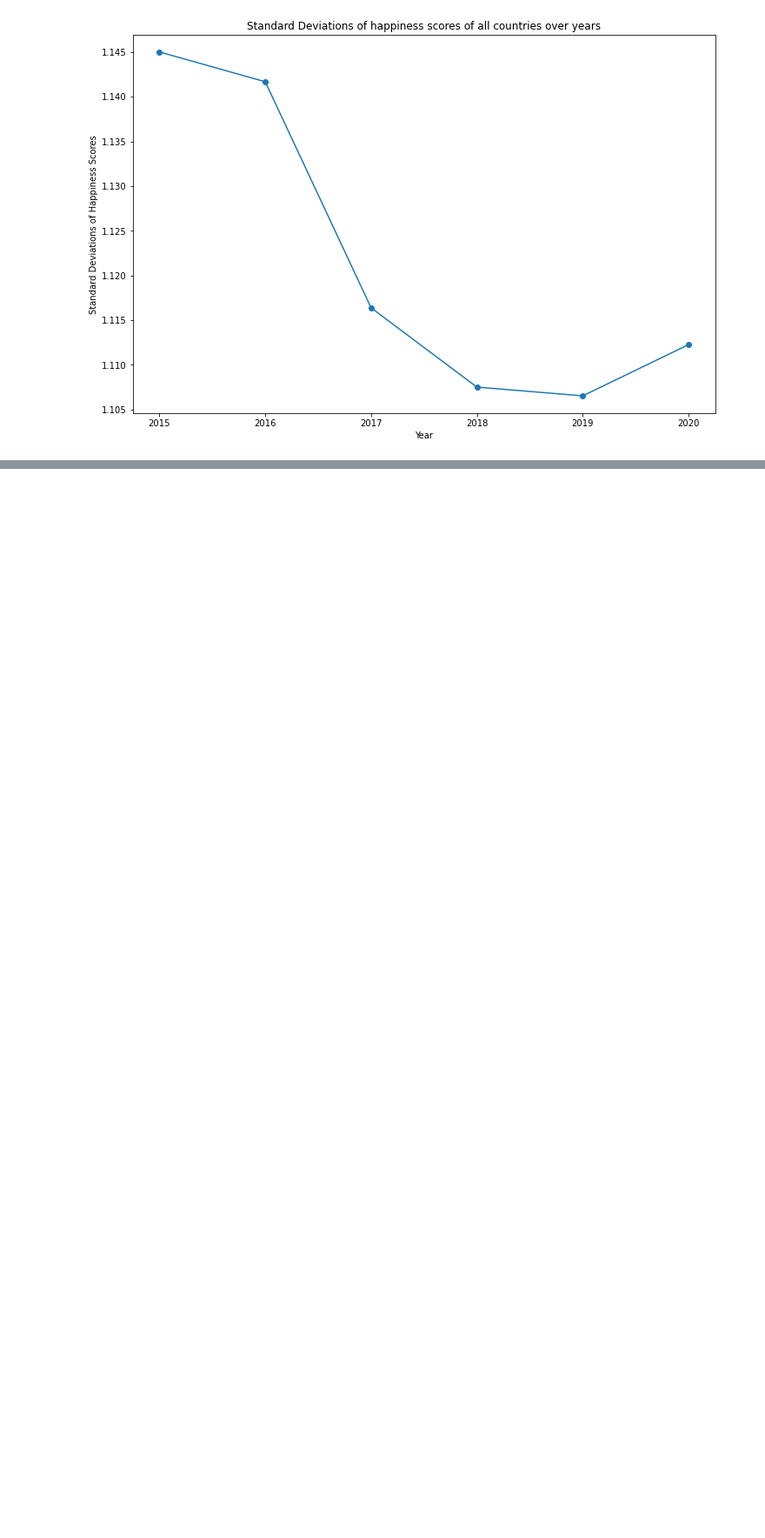
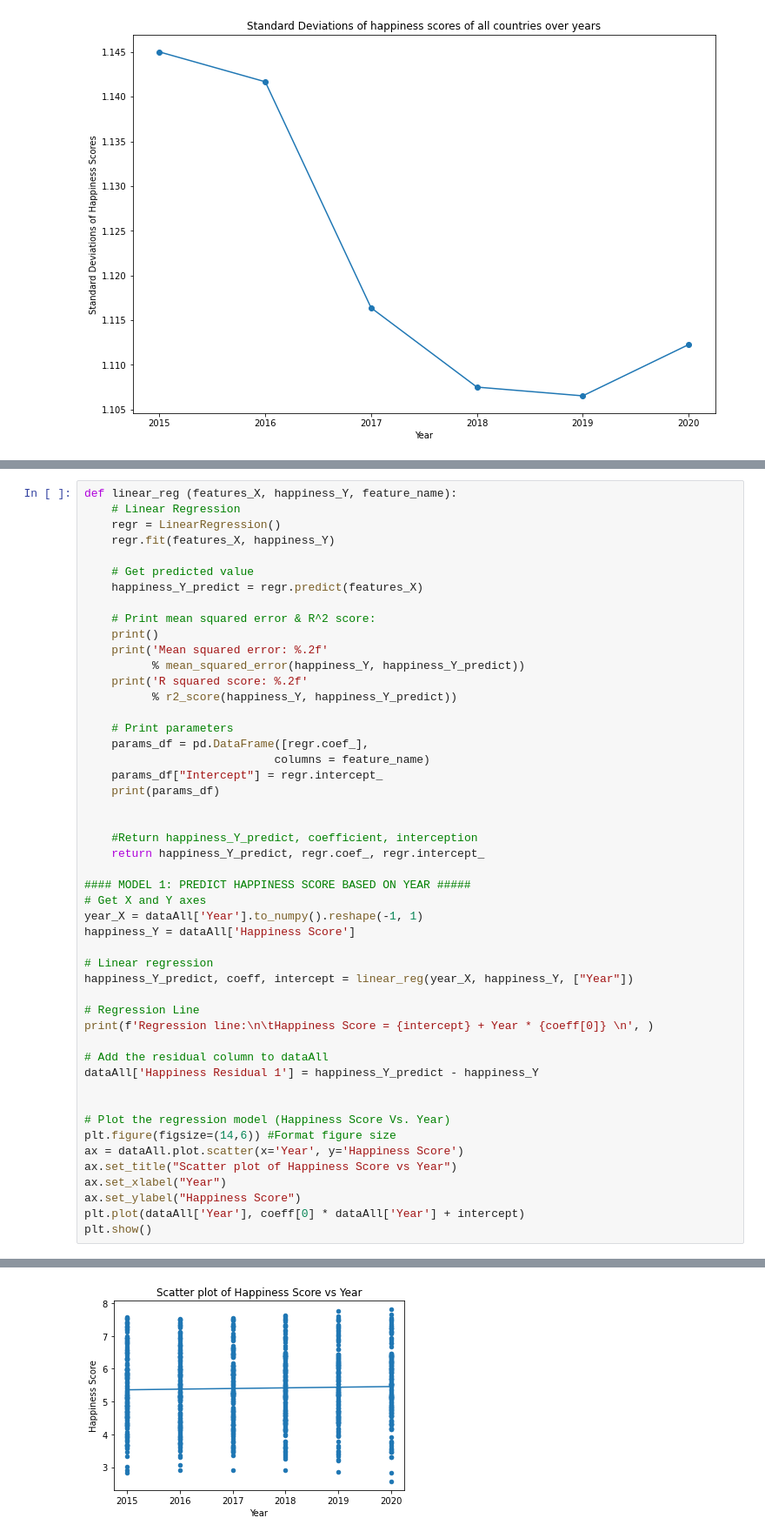
Before and after one commit to Jzhong456/Jzhong456.github.io, a Jupyter notebook: Final_Tutorial.ipynb, the cells around one changed output, grey strips where cells are left out. Shown at 87% size. Cells and saved outputs as stored; diff of their text form; blank space fills up the shorter version.

```diff
--- a/Final_Tutorial.ipynb
+++ b/Final_Tutorial.ipynb
@@ -309,0 +280,50 @@ R^2 score: 0.00
+# %%
+def linear_reg (features_X, happiness_Y, feature_name):
+    # Linear Regression
+    regr = LinearRegression()
+    regr.fit(features_X, happiness_Y)
+
+    # Get predicted value
+    happiness_Y_predict = regr.predict(features_X)
+
+    # Print mean squared error & R^2 score:
+    print()
+    print('Mean squared error: %.2f'
+          % mean_squared_error(happiness_Y, happiness_Y_predict))
+    print('R squared score: %.2f'
+          % r2_score(happiness_Y, happiness_Y_predict))
+
+    # Print parameters
+    params_df = pd.DataFrame([regr.coef_],
+                            columns = feature_name)
+    params_df["Intercept"] = regr.intercept_
+    print(params_df)
+
+
+    #Return happiness_Y_predict, coefficient, interception
+    return happiness_Y_predict, regr.coef_, regr.intercept_
+
+#### MODEL 1: PREDICT HAPPINESS SCORE BASED ON YEAR #####
+# Get X and Y axes
+year_X = dataAll['Year'].to_numpy().reshape(-1, 1)
+happiness_Y = dataAll['Happiness Score']
+
+# Linear regression
+happiness_Y_predict, coeff, intercept = linear_reg(year_X, happiness_Y, ["Year"])
+
+# Regression Line
+print(f'Regression line:\n\tHappiness Score = {intercept} + Year * {coeff[0]} \n', )
+
+# Add the residual column to dataAll
+dataAll['Happiness Residual 1'] = happiness_Y_predict - happiness_Y
+
+
+# Plot the regression model (Happiness Score Vs. Year)
+plt.figure(figsize=(14,6)) #Format figure size
+ax = dataAll.plot.scatter(x='Year', y='Happiness Score')
+ax.set_title("Scatter plot of Happiness Score vs Year")
+ax.set_xlabel("Year")
+ax.set_ylabel("Happiness Score")
+plt.plot(dataAll['Year'], coeff[0] * dataAll['Year'] + intercept)
+plt.show()
+# %% [output]
@@ -309,0 +337 @@ R^2 score: 0.00
+[figure, added]
```
Also changed, not shown: parts of 79 cells of this notebook.
